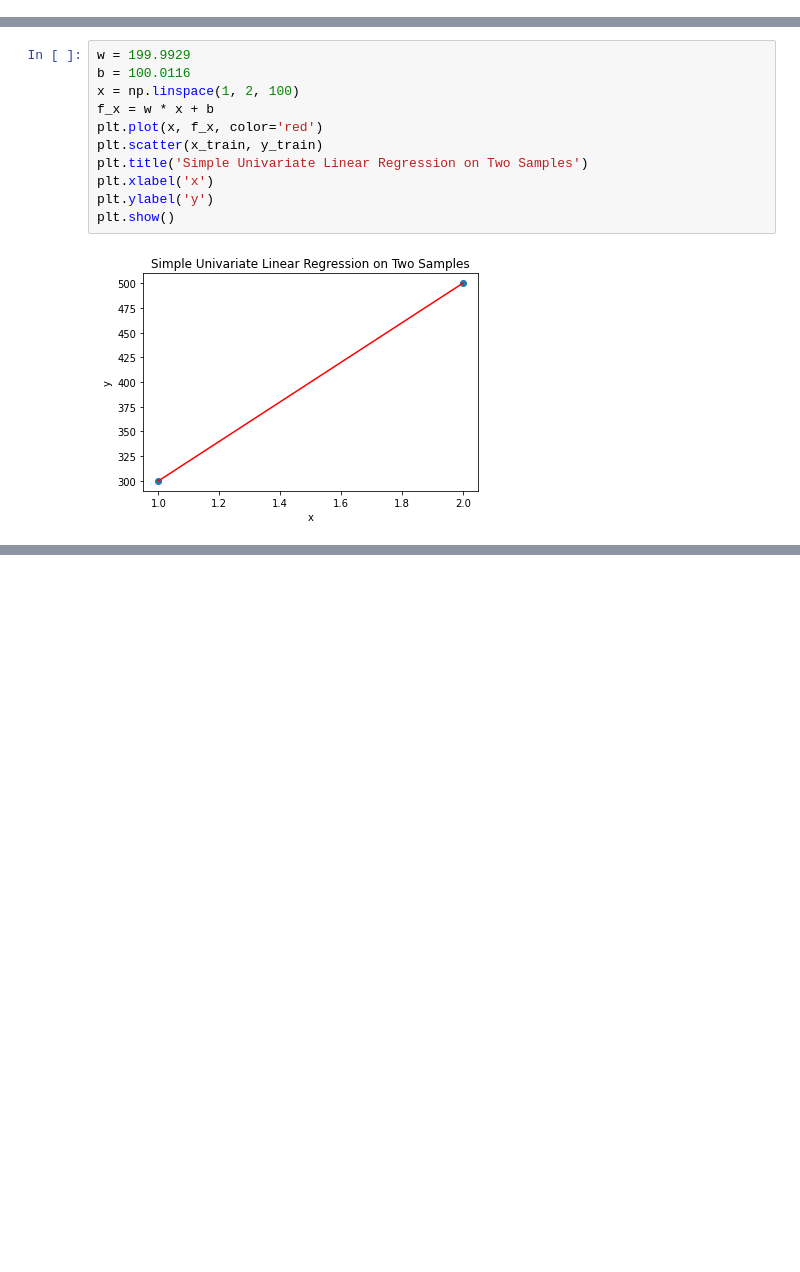
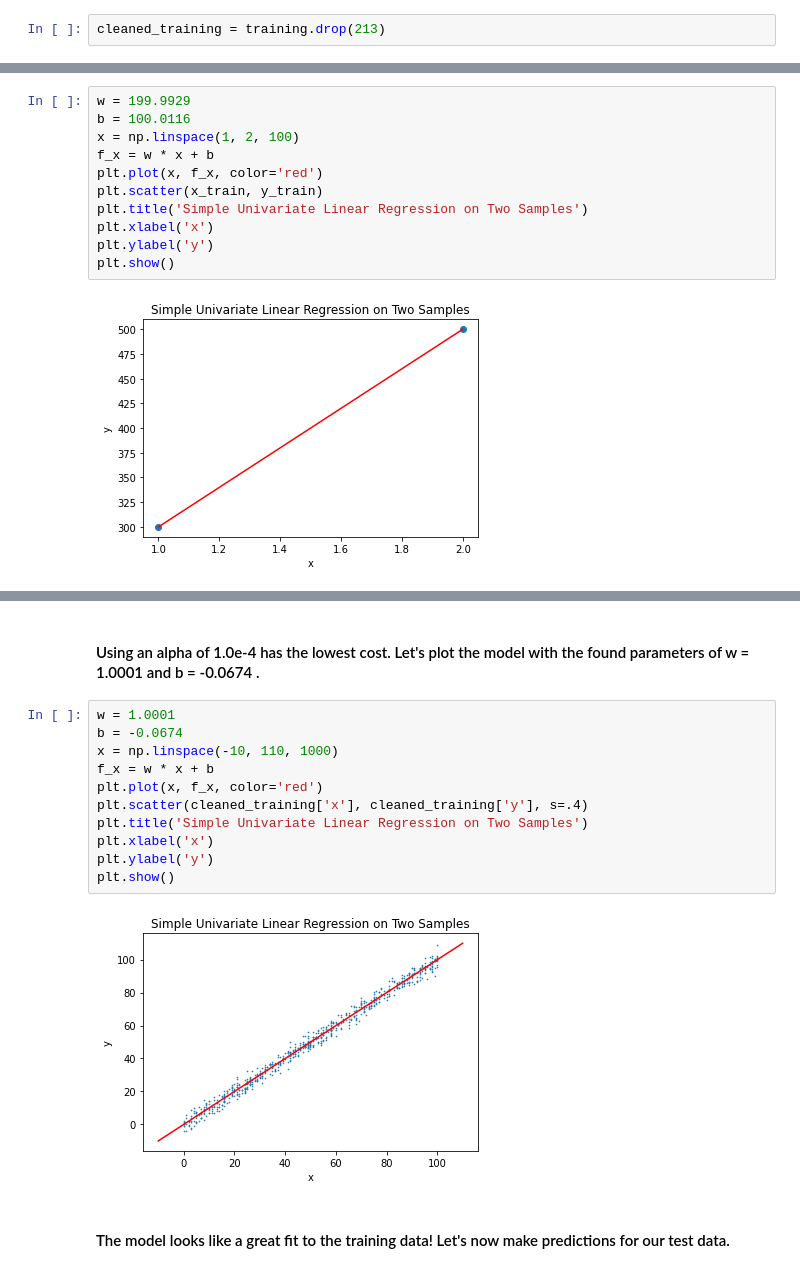
Before and after one commit to aRod209/machine-learning-playground, a Jupyter notebook: Supervised Learning/Simple Univariate Linear Regression.ipynb, the cells around one changed output, grey strips where cells are left out. Cells and saved outputs as stored; diff of their text form; blank space fills up the shorter version.

Commit message:
feat: add gradient descent and model for training data

```diff
--- a/Supervised Learning/Simple Univariate Linear Regression.ipynb
+++ b/Supervised Learning/Simple Univariate Linear Regression.ipynb
@@ -145,0 +173,2 @@ plt.show()
+# %%
+cleaned_training = training.drop(213)
@@ -380,0 +501,17 @@ plt.show()
+# %% [markdown]
+#### Using an alpha of 1.0e-4 has the lowest cost. Let's plot the model with the found parameters of w = 1.0001 and b = -0.0674 .
+# %%
+w = 1.0001
+b = -0.0674
+x = np.linspace(-10, 110, 1000)
+f_x = w * x + b
+plt.plot(x, f_x, color='red')
+plt.scatter(cleaned_training['x'], cleaned_training['y'], s=.4)
+plt.title('Simple Univariate Linear Regression on Two Samples')
+plt.xlabel('x')
+plt.ylabel('y')
+plt.show()
+# %% [output]
+[figure, added]
+# %% [markdown]
+#### The model looks like a great fit to the training data! Let's now make predictions for our test data.
```
Also changed, not shown: parts of 19 cells of this notebook.
